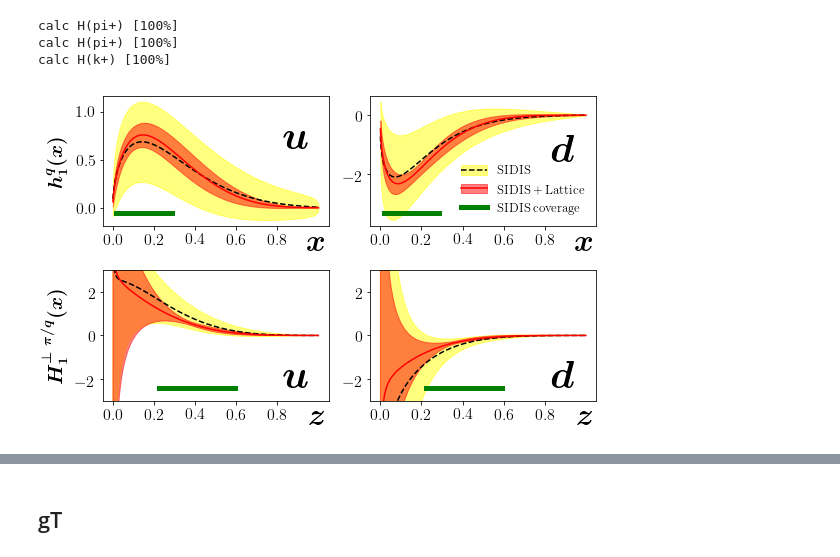
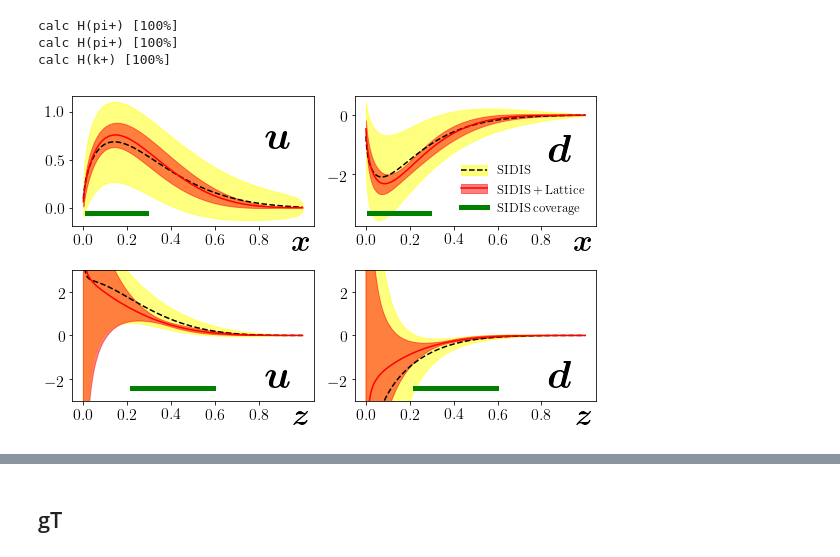
Before and after one commit to zack0179/transfer, a Jupyter notebook: fitlab/notebooks/transversity/transversity-0-combined.ipynb, the cells around one changed output, grey strips where cells are left out. Cells and saved outputs as stored; diff of their text form; code cells hidden in the pictures.

```diff
--- a/fitlab/notebooks/transversity/transversity-0-combined.ipynb
+++ b/fitlab/notebooks/transversity/transversity-0-combined.ipynb
@@ -205,7 +205,7 @@ def get_key(K,tar,had,col,tabs,dep):
     return kk
 # %%
 tabs=run1.resman.sidisres.tabs
-def plot(idx,dep,tar,had,col,legend=False,text=False):
+def plot(idx,dep,tar,had,col=None,msg=None,legend=False,text=False,offset=False,offset2=False):
     #print tar,had,col
     k=get_key(tabs.keys(),tar,had,col,tabs,dep)
     d1=run1.resman.sidisres.tabs[k]
@@ -219,13 +219,26 @@ def plot(idx,dep,tar,had,col,legend=False,text=False):
     sign=1
     if col=='COMPASS': sign=-1
     shift=0
-    if '-' in had:shift=0.005
-    if '-' in had: e=ax.errorbar(d1[dep]+shift,sign*d1['value'],d1['alpha'],fmt='bv')
-    if '+' in had: e=ax.errorbar(d1[dep]+shift,sign*d1['value'],d1['alpha'],fmt='r^')
-    b1=ax.fill_between(d1[dep],sign*(d1['thy']-d1['dthy']),sign*(d1['thy']+d1['dthy']),color='Yellow',alpha=0.5)
-    b2=ax.fill_between(d2[dep],sign*(d2['thy']-d2['dthy']),sign*(d2['thy']+d2['dthy']),facecolor='none',alpha=0.5,edgecolor='g',hatch='...')
-    l1,=ax.plot(d1[dep],sign*d1['thy'],'k--')
-    l2,=ax.plot(d2[dep],sign*d2['thy'],'g-')
+    if '-' in had:
+        vmin=np.amin(d1[dep])
+        vmax=np.amax(d1[dep])
+        dv=vmax-vmin
+        shift=0.03*dv
+    if offset==False: shift=0
+    shift2=np.zeros(d1[dep].size)
+    if offset2==True:
+        vmin=np.amin(d1[dep])
+        vmax=np.amax(d1[dep])
+        dv=vmax-vmin
+        shift2[-1]=-dv*0.03
+    if '-' in had:
+        e=ax.errorbar(d1[dep]+shift+shift2,sign*d1['value'],d1['alpha'], fmt='ko', mfc='white',markersize=4)
+        b2=ax.fill_between(d2[dep],sign*(d2['thy']-d2['dthy']),sign*(d2['thy']+d2['dthy']),color='b',alpha=0.3)
+        l2,=ax.plot(d2[dep],sign*d2['thy'],'b-')
+    if '+' in had:
+        e=ax.errorbar(d1[dep]+shift+shift2,sign*d1['value'],d1['alpha'],fmt='ko',markersize=4)
+        b2=ax.fill_between(d2[dep],sign*(d2['thy']-d2['dthy']),sign*(d2['thy']+d2['dthy']),color='r',alpha=0.3)
+        l2,=ax.plot(d2[dep],sign*d2['thy'],'r-')
     if dep=='x': ax.set_xlabel(r'$\boldsymbol{x}$',size=20)
     if dep=='z': ax.set_xlabel(r'$\boldsymbol{z}$',size=20)
     if dep=='pT': ax.set_xlabel(r'$\boldsymbol{p_T}$',size=20)
@@ -248,8 +261,8 @@ def plot(idx,dep,tar,had,col,legend=False,text=False):
     #ax.set_xlim(0,0.3)
     #ax.set_ylim(-.1,.1)
     #ax.set_xticklabels([])
-    if text: ax.text(0.1,0.1,col,transform=ax.transAxes,size=10)
-    if legend: return ax,(b1,l1),(b2,l2),e
+    if text: ax.text(0.1,0.1,msg,transform=ax.transAxes,size=15)
+    if legend: return ax,(b2,l2),e
     else: return ax
 # %%
 nrows,ncols=3,3
@@ -414,36 +415,36 @@ def plotk(idx,flav,ylims=None):
     return ax
 
 ax,b1,b2,l=plot(1,1)
-ax.set_ylabel(r'$\boldsymbol{h_1^q(x)}$',size=20)
+#ax.set_ylabel(r'$\boldsymbol{h_1^q(x)}$',size=20)
 ax.text(0.8,0.6,r'$\boldsymbol{u}$',size=40,transform=ax.transAxes)
 
 ax,b1,b2,l=plot(2,3)
 ax.text(0.8,0.5,r'$\boldsymbol{d}$',size=40,transform=ax.transAxes)
 ax.legend([b1,b2,l],[r'$\rm SIDIS$',r'$\rm SIDIS+Lattice$',r'$\rm SIDIS~coverage$']\
     ,fontsize=13,frameon=False,loc=4)#,bbox_to_anchor=(2.2, 1))
 
 #ax=plot(3,5)
 #ax.text(0.8,0.1,r'$\boldsymbol{s}$',size=40,transform=ax.transAxes)
 
 ax,b1,b2,l=plotpi(3,1,[-3,3])
-ax.set_ylabel(r'$\boldsymbol{H_1^{\perp~\pi/q}(x)}$',size=20)
+#ax.set_ylabel(r'$\boldsymbol{H_1^{\perp~\pi/q}(x)}$',size=20)
 ax.text(0.8,0.1,r'$\boldsymbol{u}$',size=40,transform=ax.transAxes)
 
 ax,b1,b2,l=plotpi(4,3,[-3,3])
 ax.text(0.8,0.1,r'$\boldsymbol{d}$',size=40,transform=ax.transAxes)
 
 # ax=plotk(7,1,[-0.01,0.1])
 # ax.set_ylabel(r'$\boldsymbol{H_1^{\perp~K/q}(x)}$',size=20)
 # ax.text(0.8,0.7,r'$\boldsymbol{u}$',size=40,transform=ax.transAxes)
 
 # ax=plotk(8,3,[-0.1,0.1])
 # ax.text(0.4,0.7,r'$\boldsymbol{d}$',size=40,transform=ax.transAxes)
 
 # ax=plotk(9,6,[-1,1])
 # ax.text(0.8,0.7,r'$\boldsymbol{\bar{s}}$',size=40,transform=ax.transAxes)
 
 #py.subplots_adjust(wspace=0.2, hspace=0.3,left=0.1, bottom=0.1, right=0.95, top=0.95)
 py.tight_layout()
 py.savefig('gallery/transversity-collins.pdf')
 # %% [output]
-[figure, old version]
+[figure, new version]
```
Also changed, not shown: parts of 12 cells of this notebook.
